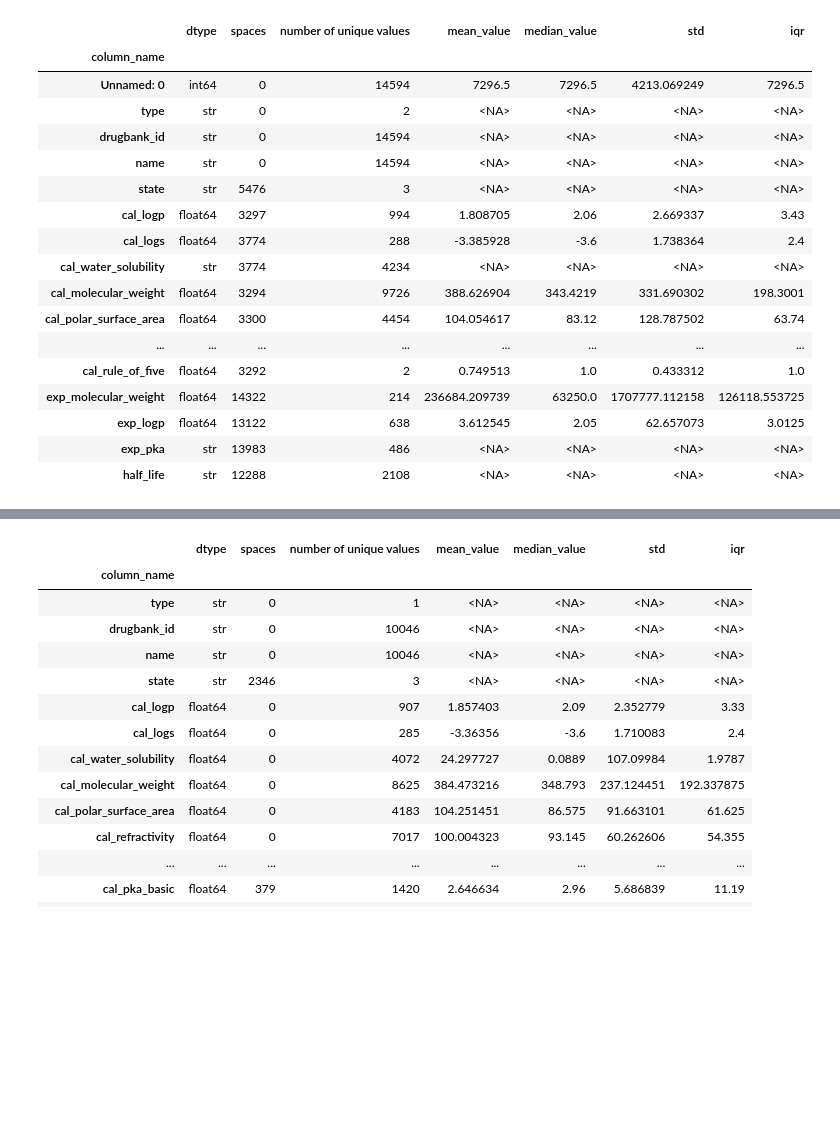
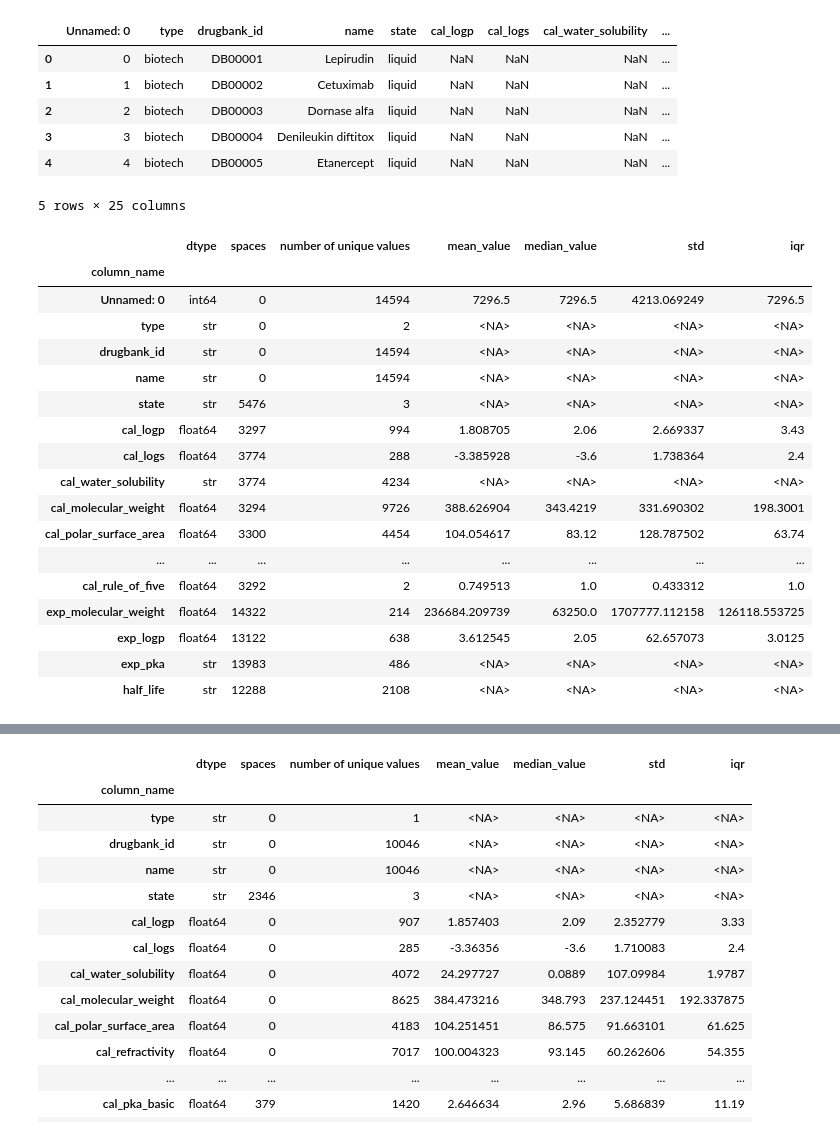
Before and after one commit to Cbl41K/StatsLab1, a Jupyter notebook: notebooks/data_review.ipynb, the cells around one changed output, grey strips where cells are left out. Saved outputs shown, nothing was run; the diff lists cells and outputs as text; code cells hidden in the pictures; blank space fills up the shorter version.

```diff
--- a/notebooks/data_review.ipynb
+++ b/notebooks/data_review.ipynb
@@ -18,27 +26,36 @@ sys.path.insert(0, str(project_root))
 # %%
+import pandas as pd
+
+#Посмотрим на сырые данные
 df = pd.read_csv(project_root / "drugbank.csv")
+df.head(5)
+# %% [output]
+|  | Unnamed: 0 | type | drugbank_id | name | state | cal_logp | cal_logs | cal_water_solubility | ... |
+| 0 | 0 | biotech | DB00001 | Lepirudin | liquid | NaN | NaN | NaN | ... |
+| 1 | 1 | biotech | DB00002 | Cetuximab | liquid | NaN | NaN | NaN | ... |
+| 2 | 2 | biotech | DB00003 | Dornase alfa | liquid | NaN | NaN | NaN | ... |
+| 3 | 3 | biotech | DB00004 | Denileukin diftitox | liquid | NaN | NaN | NaN | ... |
+| 4 | 4 | biotech | DB00005 | Etanercept | liquid | NaN | NaN | NaN | ... |
+5 rows × 25 columns
-# %%
-#Рассмотрим статистические показатели на сырых данных
-from supporting_functions.data_structure import numericReview
-
-
-numericReview(df)
-# %% [output]
-|  | dtype | spaces | number of unique values | mean_value | median_value | std | iqr |
-| column_name |  |  |  |  |  |  |  |
-| Unnamed: 0 | int64 | 0 | 14594 | 7296.5 | 7296.5 | 4213.069249 | 7296.5 |
-| type | str | 0 | 2 | <NA> | <NA> | <NA> | <NA> |
-| drugbank_id | str | 0 | 14594 | <NA> | <NA> | <NA> | <NA> |
-| name | str | 0 | 14594 | <NA> | <NA> | <NA> | <NA> |
-| state | str | 5476 | 3 | <NA> | <NA> | <NA> | <NA> |
-| cal_logp | float64 | 3297 | 994 | 1.808705 | 2.06 | 2.669337 | 3.43 |
-| cal_logs | float64 | 3774 | 288 | -3.385928 | -3.6 | 1.738364 | 2.4 |
-| cal_water_solubility | str | 3774 | 4234 | <NA> | <NA> | <NA> | <NA> |
-| cal_molecular_weight | float64 | 3294 | 9726 | 388.626904 | 343.4219 | 331.690302 | 198.3001 |
-| cal_polar_surface_area | float64 | 3300 | 4454 | 104.054617 | 83.12 | 128.787502 | 63.74 |
-| ... | ... | ... | ... | ... | ... | ... | ... |
-| cal_rule_of_five | float64 | 3292 | 2 | 0.749513 | 1.0 | 0.433312 | 1.0 |
-| exp_molecular_weight | float64 | 14322 | 214 | 236684.209739 | 63250.0 | 1707777.112158 | 126118.553725 |
-| exp_logp | float64 | 13122 | 638 | 3.612545 | 2.05 | 62.657073 | 3.0125 |
-| exp_pka | str | 13983 | 486 | <NA> | <NA> | <NA> | <NA> |
-| half_life | str | 12288 | 2108 | <NA> | <NA> | <NA> | <NA> |
+# %%
+from supporting_functions.data_structure import numericReview
+numericReview(df)
+# %% [output]
+|  | dtype | spaces | number of unique values | mean_value | median_value | std | iqr |
+| column_name |  |  |  |  |  |  |  |
+| Unnamed: 0 | int64 | 0 | 14594 | 7296.5 | 7296.5 | 4213.069249 | 7296.5 |
+| type | str | 0 | 2 | <NA> | <NA> | <NA> | <NA> |
+| drugbank_id | str | 0 | 14594 | <NA> | <NA> | <NA> | <NA> |
+| name | str | 0 | 14594 | <NA> | <NA> | <NA> | <NA> |
+| state | str | 5476 | 3 | <NA> | <NA> | <NA> | <NA> |
+| cal_logp | float64 | 3297 | 994 | 1.808705 | 2.06 | 2.669337 | 3.43 |
+| cal_logs | float64 | 3774 | 288 | -3.385928 | -3.6 | 1.738364 | 2.4 |
+| cal_water_solubility | str | 3774 | 4234 | <NA> | <NA> | <NA> | <NA> |
+| cal_molecular_weight | float64 | 3294 | 9726 | 388.626904 | 343.4219 | 331.690302 | 198.3001 |
+| cal_polar_surface_area | float64 | 3300 | 4454 | 104.054617 | 83.12 | 128.787502 | 63.74 |
+| ... | ... | ... | ... | ... | ... | ... | ... |
+| cal_rule_of_five | float64 | 3292 | 2 | 0.749513 | 1.0 | 0.433312 | 1.0 |
+| exp_molecular_weight | float64 | 14322 | 214 | 236684.209739 | 63250.0 | 1707777.112158 | 126118.553725 |
+| exp_logp | float64 | 13122 | 638 | 3.612545 | 2.05 | 62.657073 | 3.0125 |
+| exp_pka | str | 13983 | 486 | <NA> | <NA> | <NA> | <NA> |
+| half_life | str | 12288 | 2108 | <NA> | <NA> | <NA> | <NA> |
```
Also changed, not shown: parts of 12 cells of this notebook, 1 other file.
